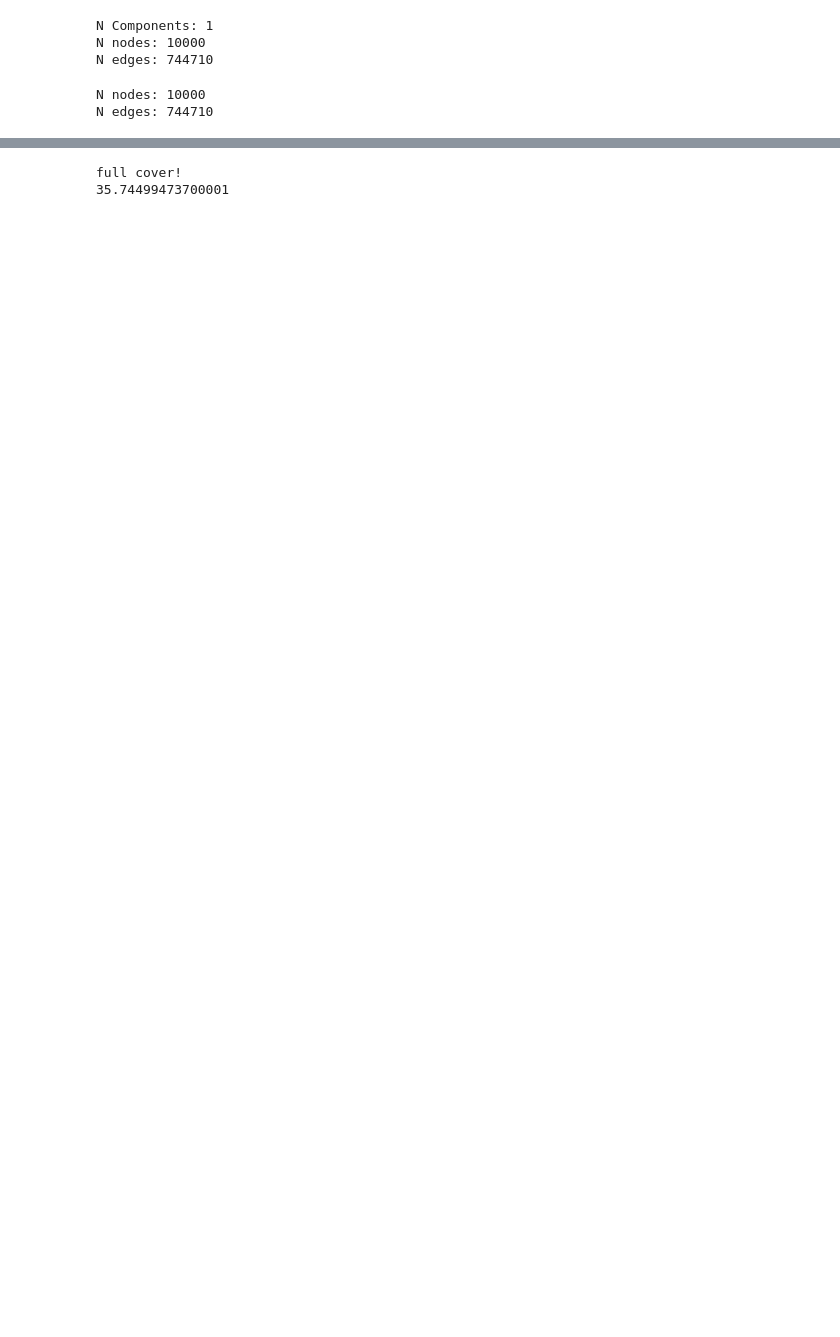
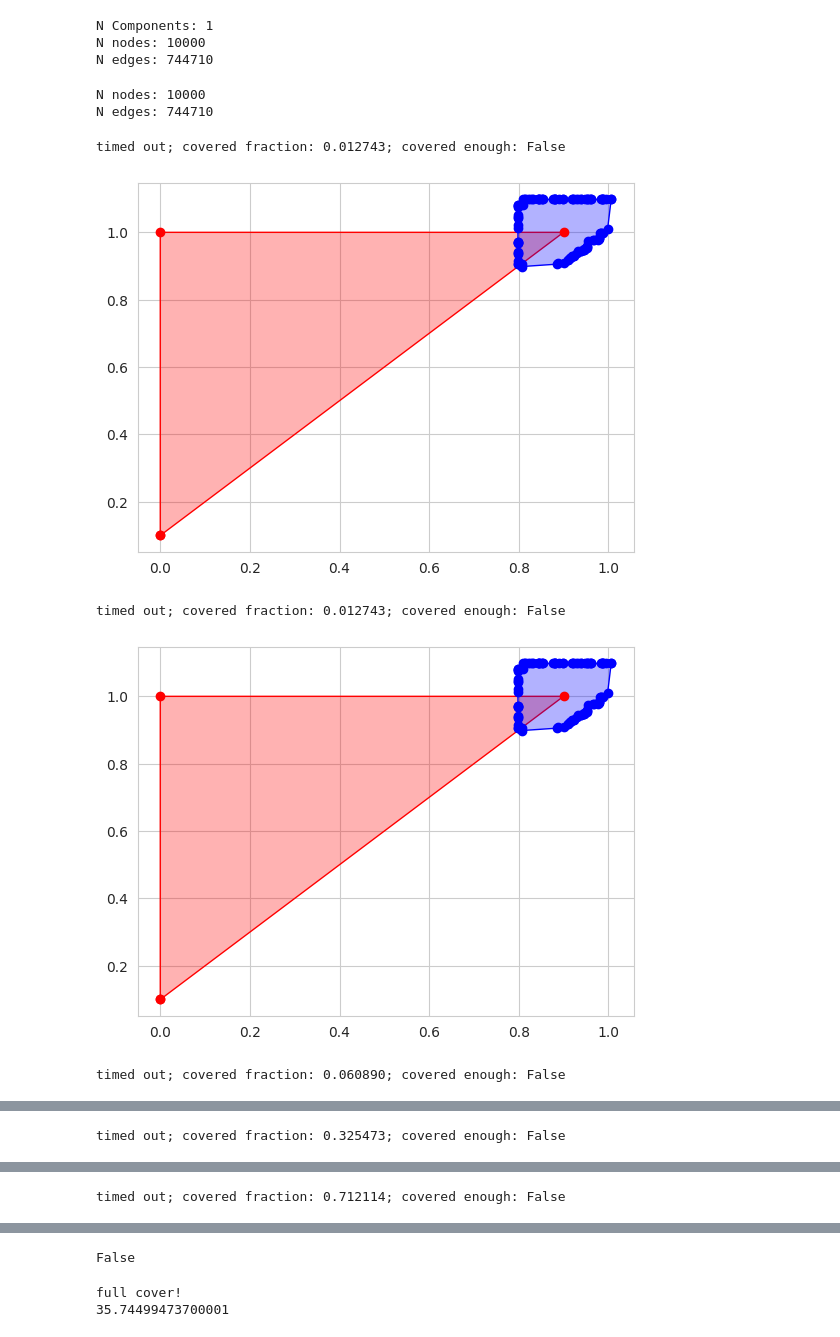
Before and after one commit to robustrobotics/nonasymptotic-mp, a Jupyter notebook: notebooks/vis_straight_line_env.ipynb, the cells around one changed output, grey strips where cells are left out. Saved outputs shown, nothing was run; the diff lists cells and outputs as text; code cells hidden in the pictures; blank space fills up the shorter version.

```diff
--- a/notebooks/vis_straight_line_env.ipynb
+++ b/notebooks/vis_straight_line_env.ipynb
@@ -70,3 +70,15 @@ pairs, _ = prm.query_all_graph_connections(s, g)
 #     plt.plot([u[0], v[0]], [u[1], v[1]], 'bo-')
 #
 # plt.show()
+# %%
+prm_env_2d.is_prm_epsilon_delta_complete(prm, 0.20, n_samples_per_check=1, timeout=00.0, vis=True)
+prm_env_2d.is_prm_epsilon_delta_complete(prm, 0.20, n_samples_per_check=2, timeout=00.0, vis=True)
+prm_env_2d.is_prm_epsilon_delta_complete(prm, 0.20, n_samples_per_check=5, timeout=00.0, vis=True)
+prm_env_2d.is_prm_epsilon_delta_complete(prm, 0.20, n_samples_per_check=20, timeout=00.0, vis=True)
+prm_env_2d.is_prm_epsilon_delta_complete(prm, 0.20, n_samples_per_check=500, timeout=00.0, vis=True)
+# %% [output]
+timed out; covered fraction: 0.012743; covered enough: False
+[figure, added]
+timed out; covered fraction: 0.012743; covered enough: False
+[figure, added]
+timed out; covered fraction: 0.060890; covered enough: False
@@ -72,0 +86 @@ pairs, _ = prm.query_all_graph_connections(s, g)
+timed out; covered fraction: 0.325473; covered enough: False
@@ -72,0 +88 @@ pairs, _ = prm.query_all_graph_connections(s, g)
+timed out; covered fraction: 0.712114; covered enough: False
@@ -73,3 +90,4 @@ pairs, _ = prm.query_all_graph_connections(s, g)
+False
 # %%
 import time
 t_start = time.process_time()
```
Also changed, not shown: parts of 2 cells of this notebook, 1 other file.
